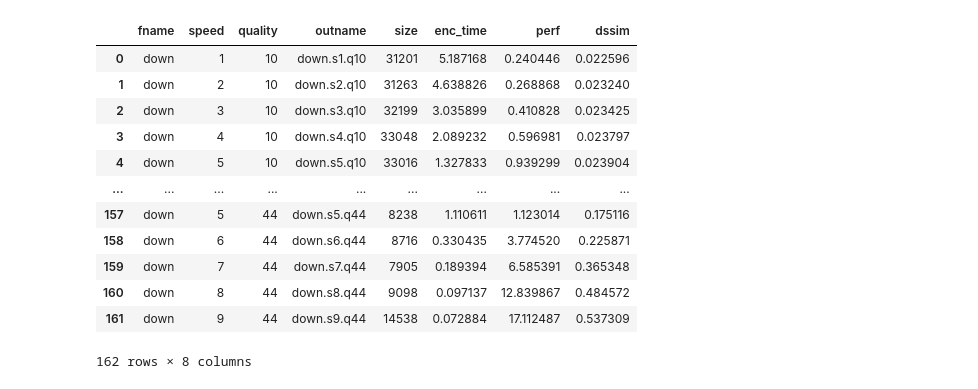
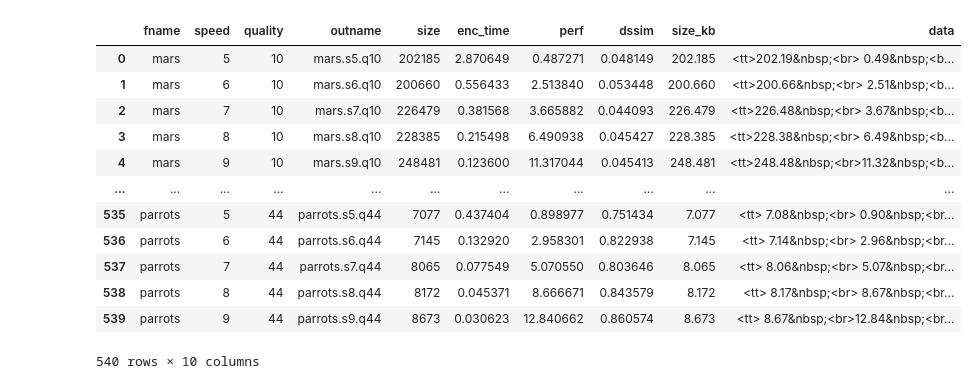
Before and after one commit to homm/image-codecs-bench, a Jupyter notebook: libavif.ipynb, the cells around one changed output. Drawn from its saved outputs; the diff is of its cells as text; code cells hidden in the pictures.

Commit message:
update data

```diff
--- a/libavif.ipynb
+++ b/libavif.ipynb
@@ -1,22 +1,28 @@
 # %%
 %config InlineBackend.figure_format = 'retina'
 
 import pandas
+from IPython.display import display, HTML
+
+display(HTML("<style>.container { width:100% !important; }</style>"))
 
 df = src_df = pandas.read_csv('libavif.csv')
+df['size_kb'] = df['size'] / 1000
+df['data'] = df.agg('<tt>{0[size_kb]:5.2f}&nbsp;<br>{0[perf]:5.2f}&nbsp;<br>{0[dssim]:7.3f}</tt>'.format, axis=1)
+
 df
 # %% [output]
-|  | fname | speed | quality | outname | size | enc_time | perf | dssim |
-| 0 | down | 1 | 10 | down.s1.q10 | 31201 | 5.187168 | 0.240446 | 0.022596 |
-| 1 | down | 2 | 10 | down.s2.q10 | 31263 | 4.638826 | 0.268868 | 0.023240 |
-| 2 | down | 3 | 10 | down.s3.q10 | 32199 | 3.035899 | 0.410828 | 0.023425 |
-| 3 | down | 4 | 10 | down.s4.q10 | 33048 | 2.089232 | 0.596981 | 0.023797 |
-| 4 | down | 5 | 10 | down.s5.q10 | 33016 | 1.327833 | 0.939299 | 0.023904 |
-| ... | ... | ... | ... | ... | ... | ... | ... | ... |
-| 157 | down | 5 | 44 | down.s5.q44 | 8238 | 1.110611 | 1.123014 | 0.175116 |
-| 158 | down | 6 | 44 | down.s6.q44 | 8716 | 0.330435 | 3.774520 | 0.225871 |
-| 159 | down | 7 | 44 | down.s7.q44 | 7905 | 0.189394 | 6.585391 | 0.365348 |
-| 160 | down | 8 | 44 | down.s8.q44 | 9098 | 0.097137 | 12.839867 | 0.484572 |
-| 161 | down | 9 | 44 | down.s9.q44 | 14538 | 0.072884 | 17.112487 | 0.537309 |
+|  | fname | speed | quality | outname | size | enc_time | perf | dssim | size_kb | data |
+| 0 | mars | 5 | 10 | mars.s5.q10 | 202185 | 2.870649 | 0.487271 | 0.048149 | 202.185 | <tt>202.19&nbsp;<br> 0.49&nbsp;<b... |
+| 1 | mars | 6 | 10 | mars.s6.q10 | 200660 | 0.556433 | 2.513840 | 0.053448 | 200.660 | <tt>200.66&nbsp;<br> 2.51&nbsp;<b... |
+| 2 | mars | 7 | 10 | mars.s7.q10 | 226479 | 0.381568 | 3.665882 | 0.044093 | 226.479 | <tt>226.48&nbsp;<br> 3.67&nbsp;<b... |
+| 3 | mars | 8 | 10 | mars.s8.q10 | 228385 | 0.215498 | 6.490938 | 0.045427 | 228.385 | <tt>228.38&nbsp;<br> 6.49&nbsp;<b... |
+| 4 | mars | 9 | 10 | mars.s9.q10 | 248481 | 0.123600 | 11.317044 | 0.045413 | 248.481 | <tt>248.48&nbsp;<br>11.32&nbsp;<b... |
+| ... | ... | ... | ... | ... | ... | ... | ... | ... | ... | ... |
+| 535 | parrots | 5 | 44 | parrots.s5.q44 | 7077 | 0.437404 | 0.898977 | 0.751434 | 7.077 | <tt> 7.08&nbsp;<br> 0.90&nbsp;<br... |
+| 536 | parrots | 6 | 44 | parrots.s6.q44 | 7145 | 0.132920 | 2.958301 | 0.822938 | 7.145 | <tt> 7.14&nbsp;<br> 2.96&nbsp;<br... |
+| 537 | parrots | 7 | 44 | parrots.s7.q44 | 8065 | 0.077549 | 5.070550 | 0.803646 | 8.065 | <tt> 8.06&nbsp;<br> 5.07&nbsp;<br... |
+| 538 | parrots | 8 | 44 | parrots.s8.q44 | 8172 | 0.045371 | 8.666671 | 0.843579 | 8.172 | <tt> 8.17&nbsp;<br> 8.67&nbsp;<br... |
+| 539 | parrots | 9 | 44 | parrots.s9.q44 | 8673 | 0.030623 | 12.840662 | 0.860574 | 8.673 | <tt> 8.67&nbsp;<br>12.84&nbsp;<br... |
-162 rows × 8 columns
+540 rows × 10 columns
 # %%
```
Also changed, not shown: parts of 1 cell of this notebook, 1 other file.
